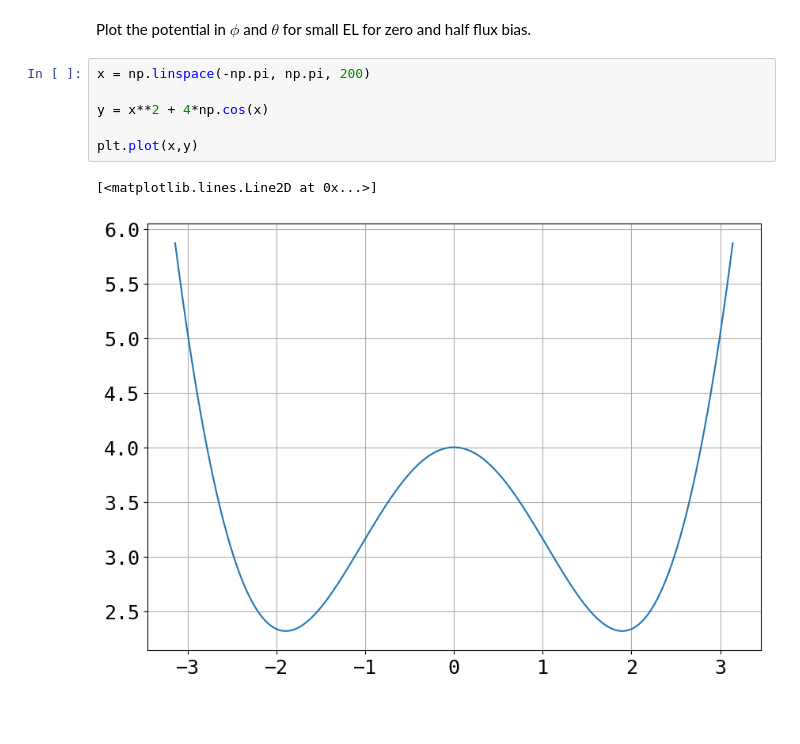
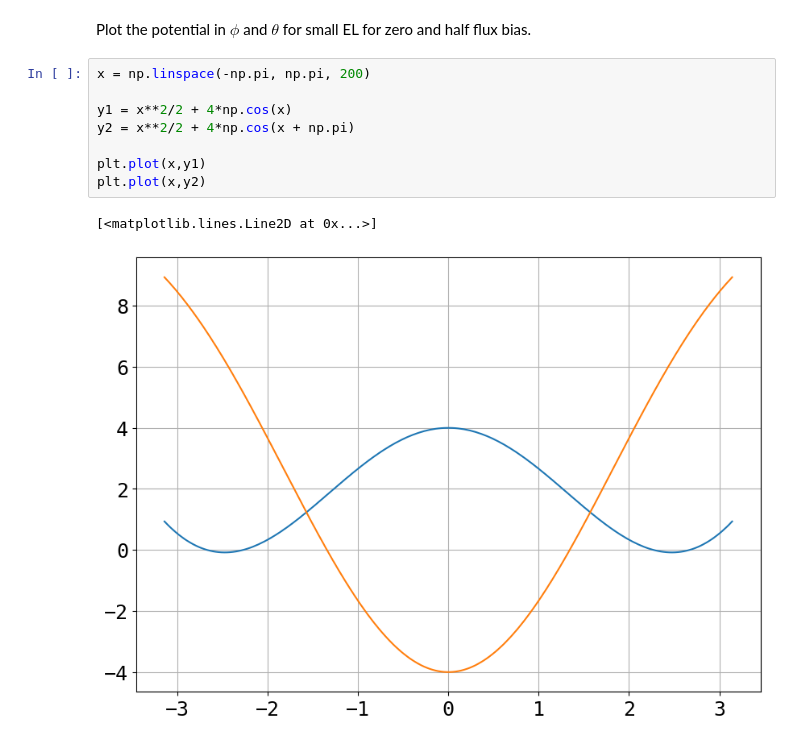
Before and after one commit to Shellf1sh/Superconducting-Qubits-Course, a Jupyter notebook: Week1/Week1Code.ipynb, the cells around one changed output. Cells and saved outputs as stored; diff of their text form; blank space fills up the shorter version.

Commit message:
First iteration of the week 1 plot, it might not be right though

```diff
--- a/Week1/Week1Code.ipynb
+++ b/Week1/Week1Code.ipynb
@@ -12,9 +12,11 @@ Plot the potential in $\phi$ and $\theta$ for small EL for zero and half flux bi
 # %%
 x = np.linspace(-np.pi, np.pi, 200)
 
-y = x**2 + 4*np.cos(x)
+y1 = x**2/2 + 4*np.cos(x)
+y2 = x**2/2 + 4*np.cos(x + np.pi)
 
-plt.plot(x,y)
+plt.plot(x,y1)
+plt.plot(x,y2)
 # %% [output]
 [<matplotlib.lines.Line2D at 0x...>]
-[figure, old version]
+[figure, new version]
```
